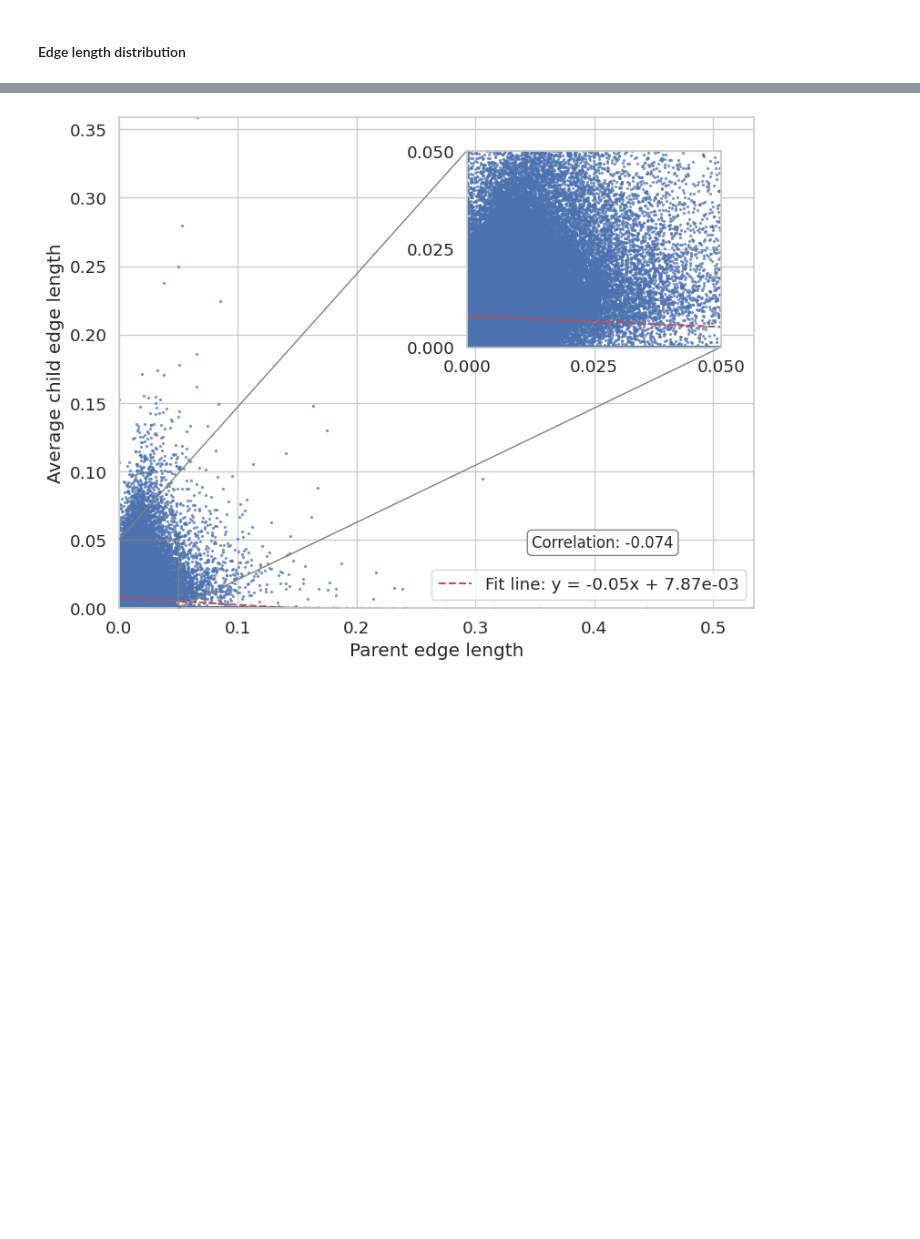
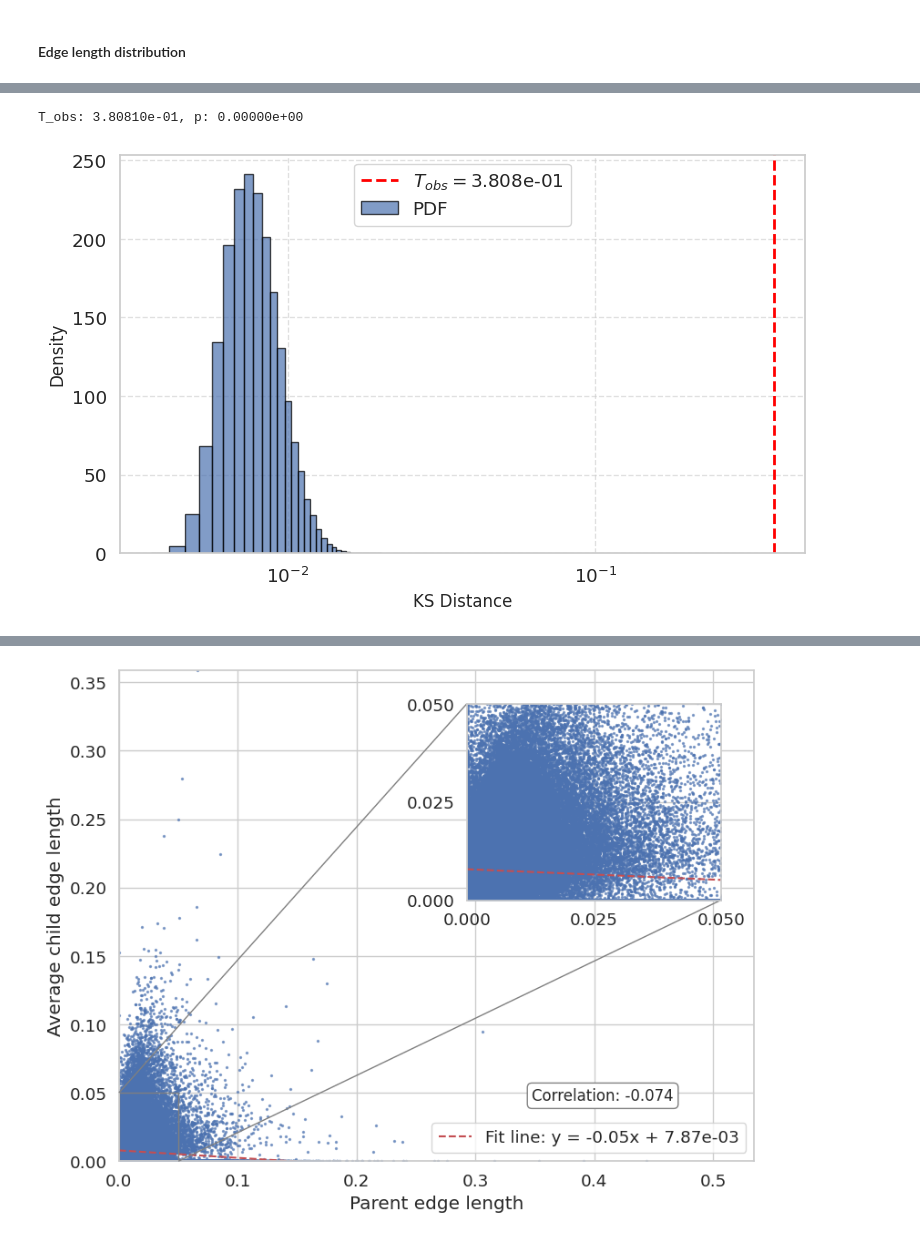
Before and after one commit to spsvihla/pcms, a Jupyter notebook: notebooks/haar_like_wavelets_level_of_significance.ipynb, the cells around one changed output, grey strips where cells are left out. Saved outputs shown, nothing was run; the diff lists cells and outputs as text; code cells hidden in the pictures; blank space fills up the shorter version.

Commit message:
Change: export permutation test to external library

```diff
--- a/notebooks/haar_like_wavelets_level_of_significance.ipynb
+++ b/notebooks/haar_like_wavelets_level_of_significance.ipynb
@@ -674,5 +677,5 @@ plt.show()
 indxs = np.argsort(subtree_sizes)
 # %%
 start_time = time.time()
-T_obs, p, Ts = utils.perm_test_maxsplit_ks(edge_lengths[indxs], eps=0.01, delta=0.01)
-print("Elapsed time: ", start_time)
+T_obs_total, Ts_total, F_obs_total = kspt.max_split_ks_perm_test(edge_lengths[indxs])
+print("Elapsed time: ", time.time() - start_time)
@@ -680,0 +684,25 @@ print(f"T_obs: {T_obs}, p: {p}")
+# %%
+print(f"T_obs: {T_obs_total:0.5e}, p: {1-F_obs_total:0.5e}")
+# %% [output]
+T_obs: 3.80810e-01, p: 0.00000e+00
+# %%
+n_bins = int(np.sqrt(Ts_total.size)//10)
+pdf_values, bins = np.histogram(Ts_total, bins=n_bins, density=True)
+# pdf_values /= pdf_values.sum()
+bin_widths = bins[:-1] - bins[1:]
+
+fig, ax = plt.subplots(figsize=(8, 5))
+ax.bar(bins[1:], pdf_values, width=bin_widths, color='C0', edgecolor='black', alpha=0.7, label='PDF')
+ax.axvline(T_obs_total, color='red', linestyle='--', linewidth=2, label=r'$T_{obs}=$'+f'{T_obs_total:0.3e}')
+
+ax.set_ylim(bottom=0)
+ax.set_xlabel('KS Distance', fontsize=12)
+ax.set_ylabel('Density', fontsize=12)
+ax.set_xscale('log')
+ax.grid(visible=True, linestyle='--', alpha=0.6)
+ax.legend(loc='upper center')
+
+fig.tight_layout()
+plt.show()
+# %% [output]
+[figure, added]
```
Also changed, not shown: parts of 17 cells of this notebook, 3 other files.
